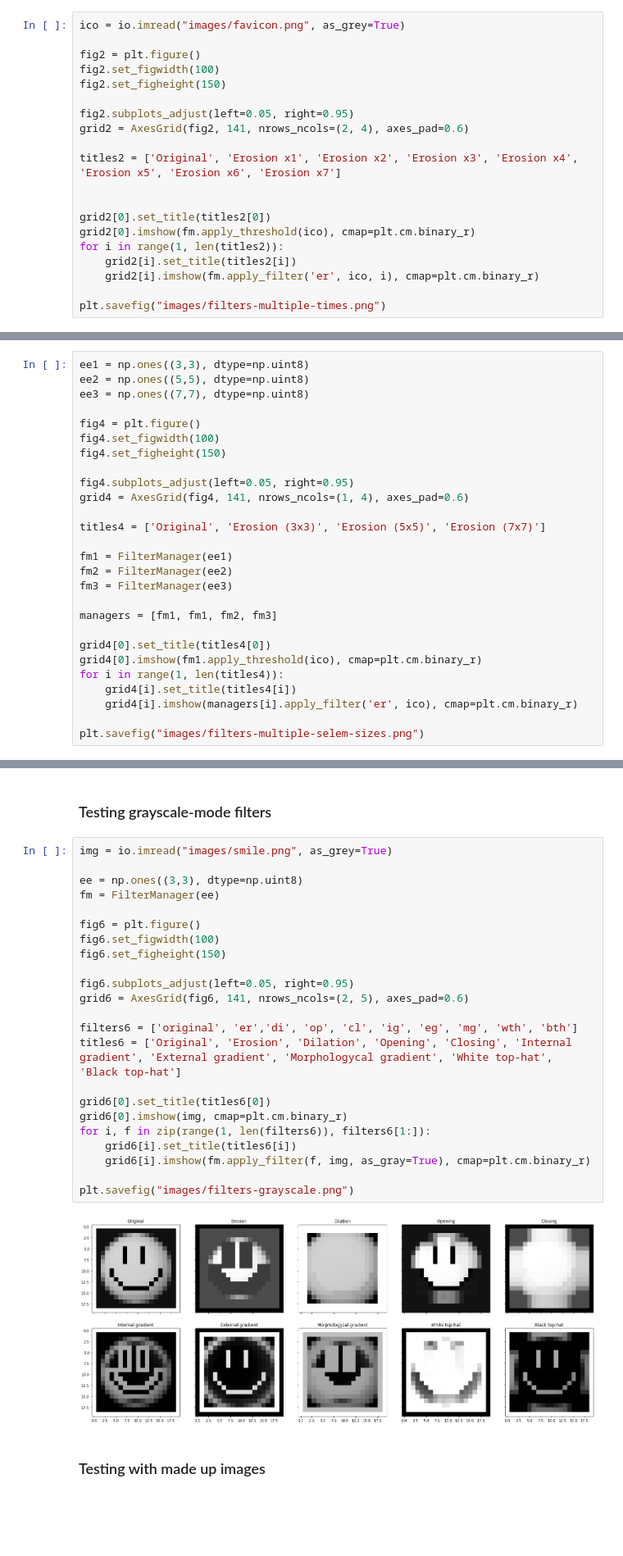
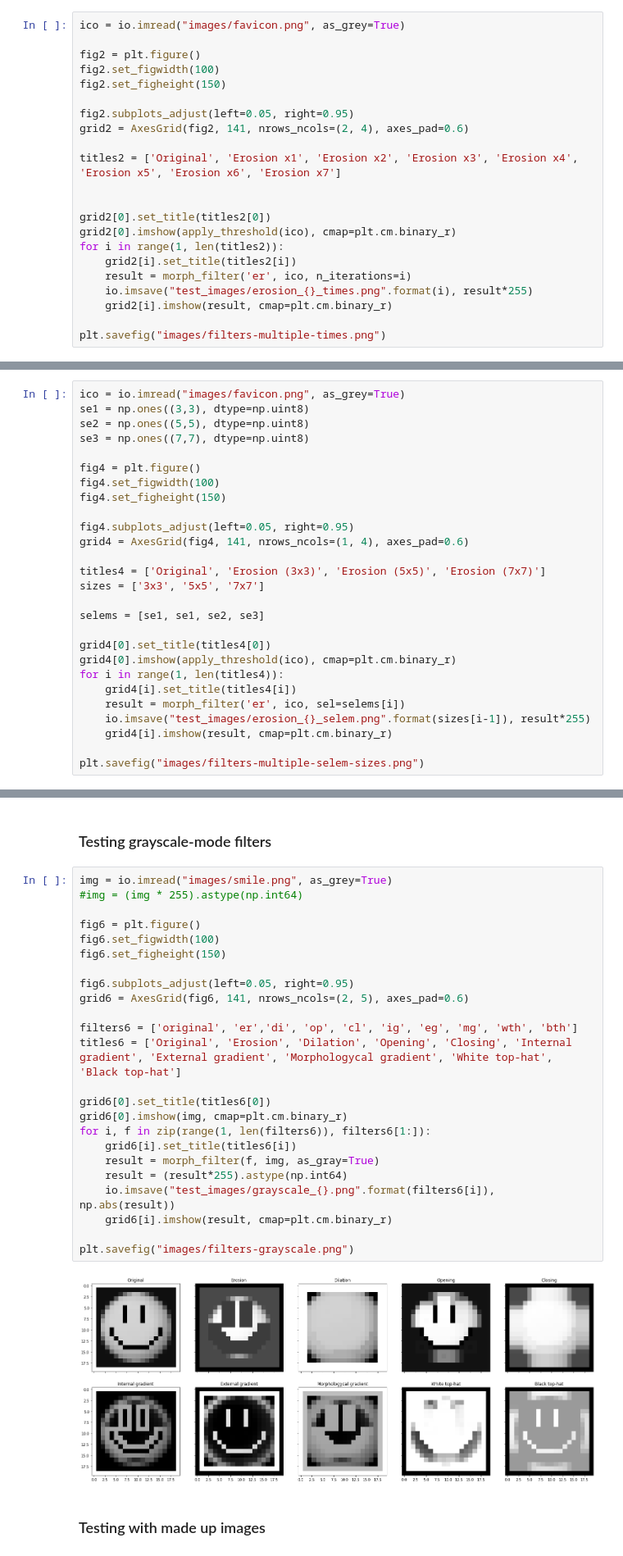
Before and after one commit to Pazitos10/math-morph, a Jupyter notebook: morpholgy_python.ipynb, the cells around one changed output, grey strips where cells are left out. Shown: that part at 82% size. Cells and saved outputs as stored; diff of their text form; blank space fills up the shorter version.

Commit message:
Added 30 tests + updated README.md + updated examples in ipynb

```diff
--- a/morpholgy_python.ipynb
+++ b/morpholgy_python.ipynb
@@ -51,10 +56,12 @@ titles2 = ['Original', 'Erosion x1', 'Erosion x2', 'Erosion x3', 'Erosion x4', '
 
 
 grid2[0].set_title(titles2[0])
-grid2[0].imshow(fm.apply_threshold(ico), cmap=plt.cm.binary_r)
+grid2[0].imshow(apply_threshold(ico), cmap=plt.cm.binary_r)
 for i in range(1, len(titles2)):
     grid2[i].set_title(titles2[i])
-    grid2[i].imshow(fm.apply_filter('er', ico, i), cmap=plt.cm.binary_r)
+    result = morph_filter('er', ico, n_iterations=i)
+    io.imsave("test_images/erosion_{}_times.png".format(i), result*255)
+    grid2[i].imshow(result, cmap=plt.cm.binary_r)
 
 plt.savefig("images/filters-multiple-times.png")
 # %% [output]
@@ -104,9 +110,10 @@ plt.savefig("images/filters-multiple-selem.png")
 # %% [markdown]
 ### Applying different sizes of structuring elements
 # %%
-ee1 = np.ones((3,3), dtype=np.uint8)
-ee2 = np.ones((5,5), dtype=np.uint8)
-ee3 = np.ones((7,7), dtype=np.uint8)
+ico = io.imread("images/favicon.png", as_grey=True)
+se1 = np.ones((3,3), dtype=np.uint8)
+se2 = np.ones((5,5), dtype=np.uint8)
+se3 = np.ones((7,7), dtype=np.uint8)
 
 fig4 = plt.figure()
 fig4.set_figwidth(100)
@@ -116,18 +123,17 @@ fig4.subplots_adjust(left=0.05, right=0.95)
 grid4 = AxesGrid(fig4, 141, nrows_ncols=(1, 4), axes_pad=0.6)
 
 titles4 = ['Original', 'Erosion (3x3)', 'Erosion (5x5)', 'Erosion (7x7)']
+sizes = ['3x3', '5x5', '7x7']
 
-fm1 = FilterManager(ee1)
-fm2 = FilterManager(ee2)
-fm3 = FilterManager(ee3)
-
-managers = [fm1, fm1, fm2, fm3]
+selems = [se1, se1, se2, se3]
 
 grid4[0].set_title(titles4[0])
-grid4[0].imshow(fm1.apply_threshold(ico), cmap=plt.cm.binary_r)
+grid4[0].imshow(apply_threshold(ico), cmap=plt.cm.binary_r)
 for i in range(1, len(titles4)):
     grid4[i].set_title(titles4[i])
-    grid4[i].imshow(managers[i].apply_filter('er', ico), cmap=plt.cm.binary_r)
+    result = morph_filter('er', ico, sel=selems[i])
+    io.imsave("test_images/erosion_{}_selem.png".format(sizes[i-1]), result*255)
+    grid4[i].imshow(result, cmap=plt.cm.binary_r)
 
 plt.savefig("images/filters-multiple-selem-sizes.png")
 # %% [output]
@@ -178,29 +184,30 @@ plt.savefig("images/selem-types.png")
 ### Testing grayscale-mode filters
 # %%
 img = io.imread("images/smile.png", as_grey=True)
-
-ee = np.ones((3,3), dtype=np.uint8)
-fm = FilterManager(ee)
+#img = (img * 255).astype(np.int64)
 
 fig6 = plt.figure()
 fig6.set_figwidth(100)
 fig6.set_figheight(150)
 
 fig6.subplots_adjust(left=0.05, right=0.95)
 grid6 = AxesGrid(fig6, 141, nrows_ncols=(2, 5), axes_pad=0.6)
 
 filters6 = ['original', 'er','di', 'op', 'cl', 'ig', 'eg', 'mg', 'wth', 'bth']
 titles6 = ['Original', 'Erosion', 'Dilation', 'Opening', 'Closing', 'Internal gradient', 'External gradient', 'Morphologycal gradient', 'White top-hat', 'Black top-hat']
 
 grid6[0].set_title(titles6[0])
 grid6[0].imshow(img, cmap=plt.cm.binary_r)
 for i, f in zip(range(1, len(filters6)), filters6[1:]):
     grid6[i].set_title(titles6[i])
-    grid6[i].imshow(fm.apply_filter(f, img, as_gray=True), cmap=plt.cm.binary_r)
+    result = morph_filter(f, img, as_gray=True)
+    result = (result*255).astype(np.int64)
+    io.imsave("test_images/grayscale_{}.png".format(filters6[i]), np.abs(result))
+    grid6[i].imshow(result, cmap=plt.cm.binary_r)
 
 plt.savefig("images/filters-grayscale.png")
 # %% [output]
-[figure, old version]
+[figure, new version]
 # %% [markdown]
 ### Testing with made up images
 # %%
```
Also changed, not shown: parts of 15 cells of this notebook, 44 other files.
